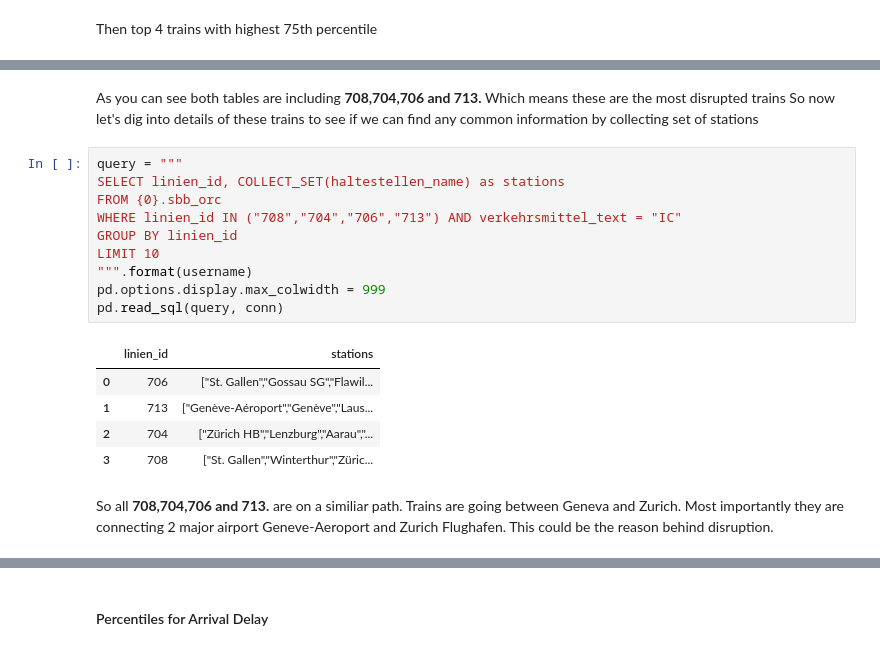
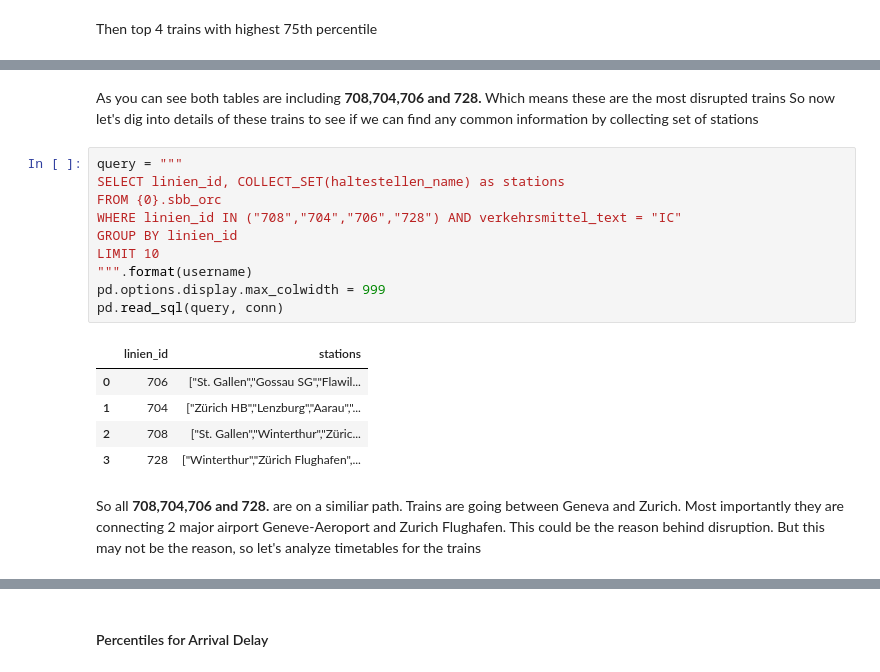
Before and after one commit to FurkanKarakas/dslab-homework-1, a Jupyter notebook: notebooks/DSLab_homework-1.ipynb, the cells around one changed output, grey strips where cells are left out. Drawn from its saved outputs; the diff is of its cells as text.

Commit message:
Changed answers used timetable instead of locations

```diff
--- a/notebooks/DSLab_homework-1.ipynb
+++ b/notebooks/DSLab_homework-1.ipynb
@@ -659,22 +658,22 @@ pd.read_sql(query, conn)
 # %% [markdown]
-As you can see both tables are including **708,704,706 and 713.**
+As you can see both tables are including **708,704,706 and 728.**
 Which means these are the most disrupted trains
 So now let's dig into details of these trains to see if we can find any common information by collecting set of stations
 # %%
 query = """
 SELECT linien_id, COLLECT_SET(haltestellen_name) as stations
 FROM {0}.sbb_orc
-WHERE linien_id IN ("708","704","706","713") AND verkehrsmittel_text = "IC"
+WHERE linien_id IN ("708","704","706","728") AND verkehrsmittel_text = "IC"
 GROUP BY linien_id
 LIMIT 10
 """.format(username)
 pd.options.display.max_colwidth = 999
 pd.read_sql(query, conn)
 # %% [output]
 |  | linien_id | stations |
 | 0 | 706 | ["St. Gallen","Gossau SG","Flawil... |
-| 1 | 713 | ["Genève-Aéroport","Genève","Laus... |
-| 2 | 704 | ["Zürich HB","Lenzburg","Aarau","... |
-| 3 | 708 | ["St. Gallen","Winterthur","Züric... |
+| 1 | 704 | ["Zürich HB","Lenzburg","Aarau","... |
+| 2 | 708 | ["St. Gallen","Winterthur","Züric... |
+| 3 | 728 | ["Winterthur","Zürich Flughafen",... |
 # %% [markdown]
-So all  **708,704,706 and 713.** are on a similiar path. Trains are going between Geneva and Zurich. Most importantly they are connecting 2 major airport Geneve-Aeroport and Zurich Flughafen. This could be the reason behind disruption.
+So all  **708,704,706 and 728.** are on a similiar path. Trains are going between Geneva and Zurich. Most importantly they are connecting 2 major airport Geneve-Aeroport and Zurich Flughafen. This could be the reason behind disruption. But this may not be the reason, so let's analyze timetables for the trains
```
Also changed, not shown: parts of 15 cells of this notebook.
